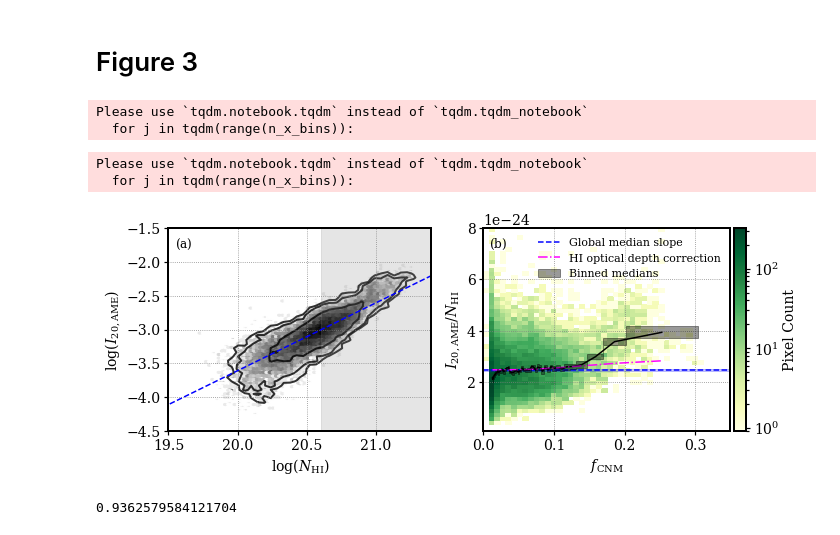
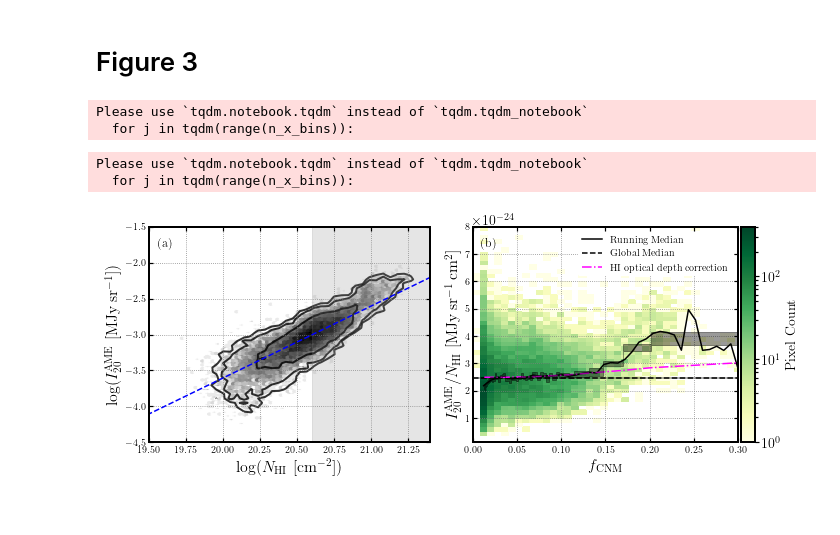
Before and after one commit to cmurray-astro/fcnm_pah_ame, a Jupyter notebook: fcnm_pahs_ame_production.ipynb, the cells around one changed output. Drawn from its saved outputs; the diff is of its cells as text; code cells hidden in the pictures.

```diff
--- a/fcnm_pahs_ame_production.ipynb
+++ b/fcnm_pahs_ame_production.ipynb
@@ -339,7 +393,7 @@ def plot_block_boot_medians(x_edges, x_map, y_map, n_boot, n_blocks, ax, bincolo
 
         x_mids = (x_edges[1:] + x_edges[0:-1]) / 2.
 
-        ax.plot(x_mids, meds, color='black')
+        #ax.plot(x_mids, meds, color='black')
 #         ax.fill_between(x_mids, meds-stds, meds+stds, color='grey', alpha=0.5, zorder=20, label=label)
 
 
@@ -504,6 +580,13 @@ def plot_cool_contours(xx, yy, kvals, ax, cmapp='Greys', find_grid=True, contour
 fig = plt.figure(0,[10,4])
 ax = plt.subplot(121)
 ax2 = plt.subplot(122)
+
+ax.tick_params(axis='both', which='both', labelsize=10,
+                 bottom=True, top=True, left=True, right=True,
+                 direction='in')
+ax2.tick_params(axis='both', which='both', labelsize=10,
+                 bottom=True, top=True, left=True, right=True,
+                 direction='in')
 
 nhiminsel = 1e16
 nhimaxsel = 4e20
@@ -520,65 +603,75 @@ H, xt, yt = np.histogram2d(np.log10(nhi[spots_overall]), np.log10(i20[spots_over
 kvals = [19.3,21.6,-4.5,-1.5]
 plot_cool_contours(H, H, kvals, ax, 'bone', find_grid=False, contourcolor='black')
 
-ax.set_xlabel(r'${\rm log}(N_{\rm HI})$')
-ax.set_ylabel(r'${\rm log}(I_{\rm 20, AME})$')
+ax.set_xlabel(r'${\rm log}(N_{\rm HI}\ [{\rm cm}^{-2}])$', fontsize=16)
+ax.set_ylabel(r'${\rm log}(I_{20}^{\rm AME}\ [{\rm MJy\,sr^{-1}}])$', fontsize=16)
 ax.set_xlim(19.5, 21.4)
 
 ax.axvspan(19.2, np.log10(nhiminsel), alpha=0.2, color='grey')
 ax.axvspan(np.log10(nhimaxsel), 22., alpha=0.2, color='grey')
 
 # hack to get this line into the legend in ax2
-ax2.axvline(100., color='blue', ls='dashed',  label='Global median slope')
+ax2.axvline(100., color='k', ls='dashed',  label=r'${\rm Global\ Median}$')
 
-overall_slope = plot_block_boot_medians([0,1], fcnm, i20/nhi, n_boot, n_blocks, ax2, bincolor='blue')
+overall_slope = plot_block_boot_medians([0,1], fcnm, i20/nhi, n_boot, n_blocks, ax2, bincolor='k')
 
 nbins =np.logspace(19.2, 22, 5)
 ax.plot(np.log10(nbins), np.log10(nbins*overall_slope), color='blue', ls='dashed')
 
 plot_block_boot_medians(fcnm_bins, fcnm, i20/nhi, n_boot, n_blocks, ax2, label='Binned medians')
 
-h = ax2.hist2d(fcnm, i20/nhi, bins=50, range=[[0, 0.4],[0.2e-24, 8e-24]], cmap='YlGn', norm=colors.LogNorm(.9))
+h = ax2.hist2d(fcnm, i20/nhi, bins=50, range=[[0, 0.4],[0.2e-24, 8e-24]], cmap='YlGn',
+               norm=colors.LogNorm(), vmax=400)
 divider = make_axes_locatable(ax2)
 cax = divider.append_axes('right', size='5%', pad=0.05)
-plt.colorbar(h[3], cax=cax,label='Pixel Count')
+plt.colorbar(h[3], cax=cax,label=r'${\rm Pixel\ Count}$')
 
+medians, edges, nums = stats.binned_statistic(fcnm[spots_overall],i20[spots_overall]/nhi[spots_overall],
+                                              bins=xbins,statistic='median')
+centers = (edges[:-1] + edges[1:]) / 2.
+ax2.plot(centers[1:], medians[1:],'k-', label=r'${\rm Running\ Median}$')
 
-ax2.set_xlabel(r'$f_{\rm CNM}$')
-ax2.set_ylabel(r'$ I_{\rm 20, AME}/N_{\rm HI}$')
+ax2.set_xlabel(r'$f_{\rm CNM}$', fontsize=16)
+ax2.set_ylabel(r'$ I_{20}^{\rm AME}/N_{\rm HI}\ [{\rm MJy\,sr^{-1}\,cm^2}]$', fontsize=16)
 
 # apply opacity correction by computing median RHI correction per fCNM bin
 rhi_vals = []
 for j in range(len(fcnm_bins)-1):
     fspots =  (~np.isnan(fcnm))  & (~np.isnan(rhi)) & (fcnm > fcnm_bins[j]) & (fcnm< fcnm_bins[j+1])
     rhi_vals.append(np.nanmedian(rhi[fspots]))
+# add final bin to extend plot to fcnm=0.3
+fspots =  (~np.isnan(fcnm))  & (~np.isnan(rhi)) & (fcnm >= fcnm_bins[-1])
+rhi_vals.append(np.nanmedian(rhi[fspots]))
 
-fcnm_mids = (fcnm_bins[1:] + fcnm_bins[0:-1]) / 2.
-ax2.plot(fcnm_mids, overall_slope*np.array(rhi_vals), color='magenta', ls='-.', label='HI optical depth correction')
+ax2.plot(fcnm_bins, overall_slope*np.array(rhi_vals), color='magenta', ls='-.', label='HI optical depth correction')
 
 ax2.set_ylim(0.1e-24,8e-24)
-ax2.set_xlim(0,0.35)
-ax2.legend(loc='upper right', fontsize=11, frameon=False)
+ax2.set_xlim(0,0.3)
+
+handles, labels = ax2.get_legend_handles_labels()
+order = [1,0,2]
+leg = ax2.legend([handles[idx] for idx in order],[labels[idx] for idx in order]
+                ,loc="upper right",
+                prop={'size': 10},numpoints=1, facecolor='white',
+                  framealpha=1)
+leg.get_frame().set_linewidth(0.0)
 
 
 ax.grid(ls='dotted', color='grey')
 ax2.grid(ls='dotted', color='grey')
 ax.text(0.06, 0.92,r"$\rm (a)$",
             horizontalalignment='center',
             verticalalignment='center',
             transform=ax.transAxes)
 ax2.text(0.06, 0.92,r"$\rm (b)$",
             horizontalalignment='center',
             verticalalignment='center',
             transform=ax2.transAxes)
 plt.tight_layout()
 plt.savefig('fig3_update.pdf', format='pdf')
 # %% [output]
 Please use `tqdm.notebook.tqdm` instead of `tqdm.tqdm_notebook`
   for j in tqdm(range(n_x_bins)):
 Please use `tqdm.notebook.tqdm` instead of `tqdm.tqdm_notebook`
   for j in tqdm(range(n_x_bins)):
-[figure, old version]
+[figure, new version]
-# %%
-np.min(rhi[~np.isnan(rhi)])
-# %% [output]
-0.9362579584121704
```
Also changed, not shown: parts of 8 cells of this notebook.
